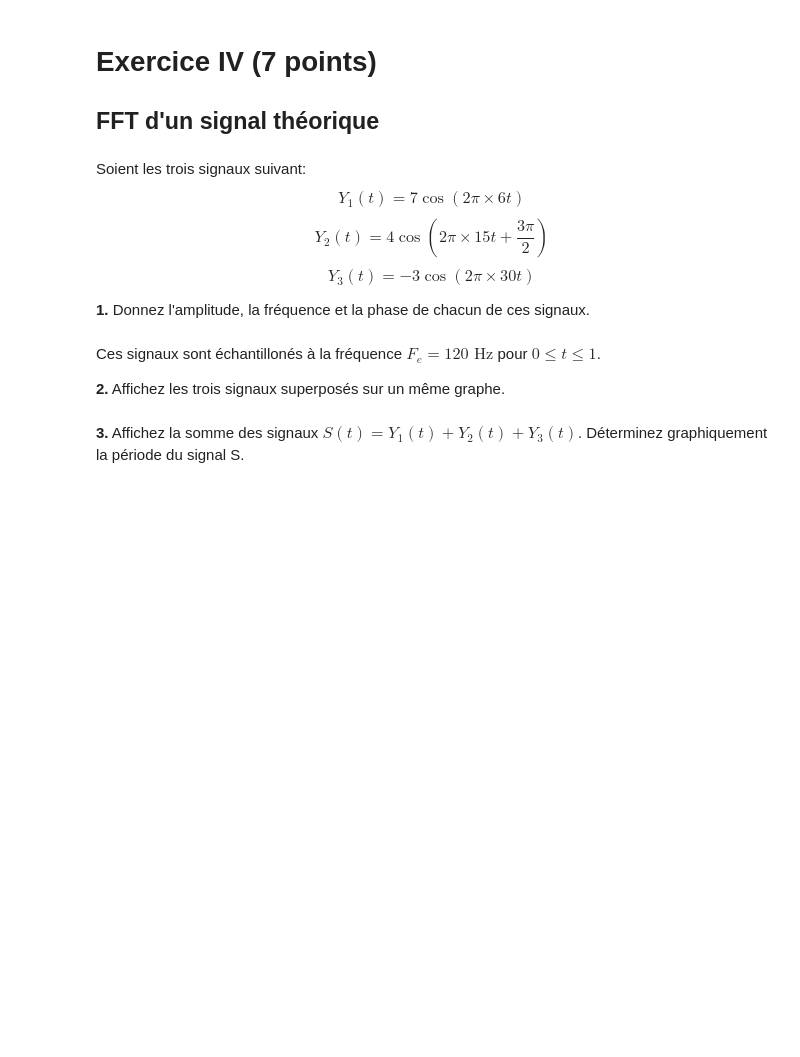
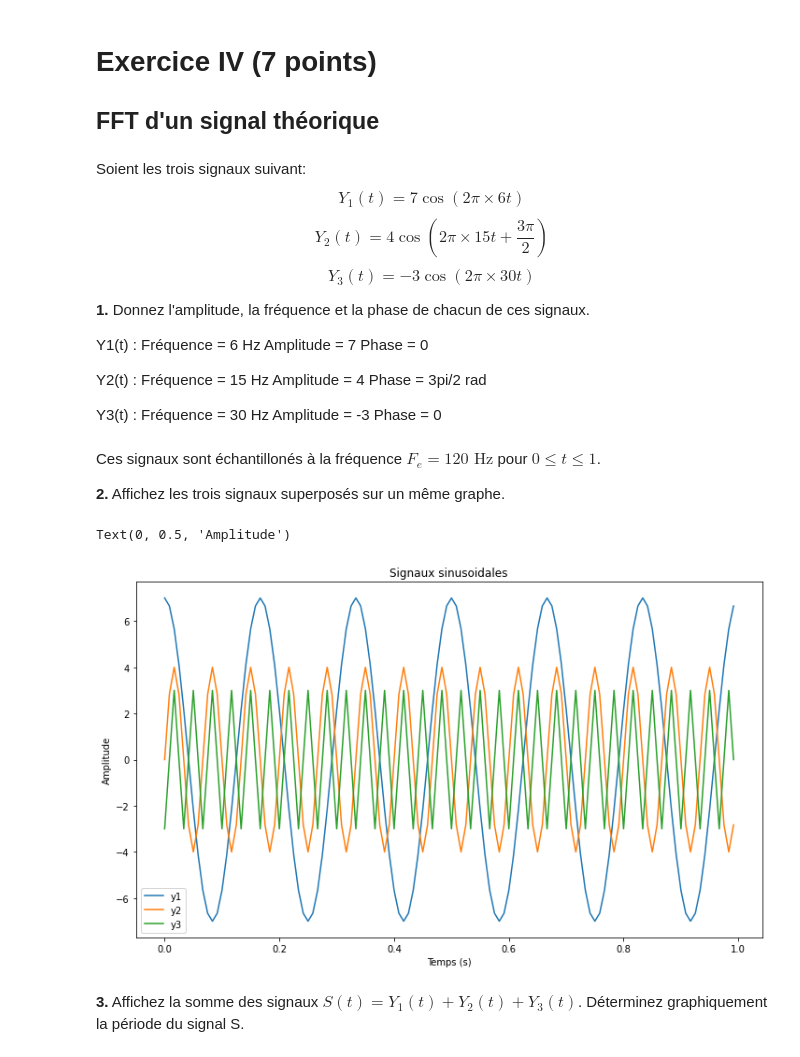
Before and after one commit to shuaisong9/Traitement_TP1, a Jupyter notebook: TP1/code/tp1_seance2.ipynb, the cells around one changed output. Saved outputs shown, nothing was run; the diff lists cells and outputs as text; code cells hidden in the pictures; blank space fills up the shorter version.

```diff
--- a/TP1/code/tp1_seance2.ipynb
+++ b/TP1/code/tp1_seance2.ipynb
@@ -21,6 +21,21 @@ $$Y_2(t)=4\cos(2\pi\times15t + \frac{3\pi}{2})$$
 $$Y_3(t)=-3\cos(2\pi\times30t)$$
 
 **1.** Donnez l'amplitude, la fréquence et la phase de chacun de ces signaux.
+
+Y1(t) :
+Fréquence = 6 Hz
+Amplitude = 7
+Phase = 0
+
+Y2(t) :
+Fréquence = 15 Hz
+Amplitude = 4
+Phase = 3pi/2 rad
+
+Y3(t) :
+Fréquence = 30 Hz
+Amplitude = -3
+Phase = 0
 # %% [markdown]
 Ces signaux sont échantillonés à la fréquence $F_e = 120 \text{ Hz}$ pour $0 \leq t \leq 1$.
 
@@ -31,2 +43,23 @@ Ces signaux sont échantillonés à la fréquence $F_e = 120 \text{ Hz}$ pour $0
+# %%
+# Attention! np.linspace(0, 1, Fe) ne donne pas une fréquence d'échantillonage de 1/Fe mais de 1/(Fe-1).
+# Utilisez plutôt np.arange.
+t = np.arange(0, 1, 1/120)
+
+y1 = 7*np.cos(2*np.pi*6*t)
+y2 = 4*np.cos(2*np.pi*15*t + 3*np.pi/2)
+y3 = -3*np.cos(2*np.pi*30*t)
+
+fig, ax = plt.subplots()
+ax.plot(t, y1)
+ax.plot(t, y2)
+ax.plot(t, y3)
+
+ax.legend(['y1', 'y2', 'y3'])
+ax.set_title('Signaux sinusoidales')
+ax.set_xlabel('Temps (s)')
+ax.set_ylabel('Amplitude')
+# %% [output]
+Text(0, 0.5, 'Amplitude')
+[figure, added]
 # %% [markdown]
 **3.** Affichez la somme des signaux $S(t)=Y_1(t)+Y_2(t)+Y_3(t)$. Déterminez graphiquement la période du signal S.
```
Also changed, not shown: parts of 4 cells of this notebook.
